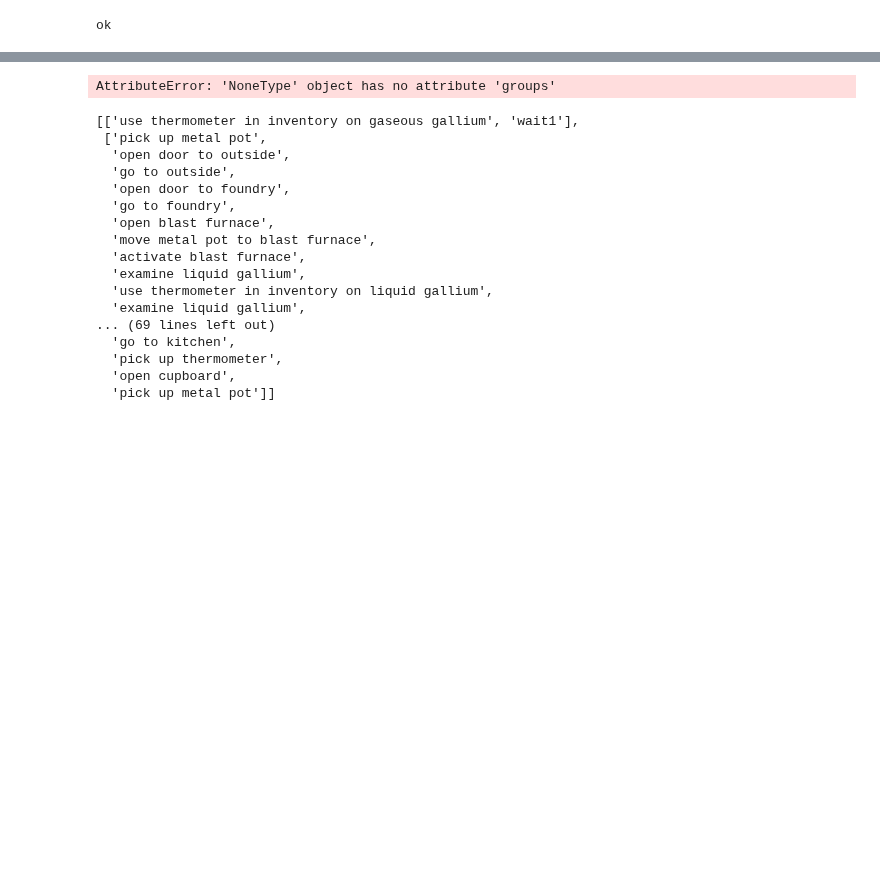
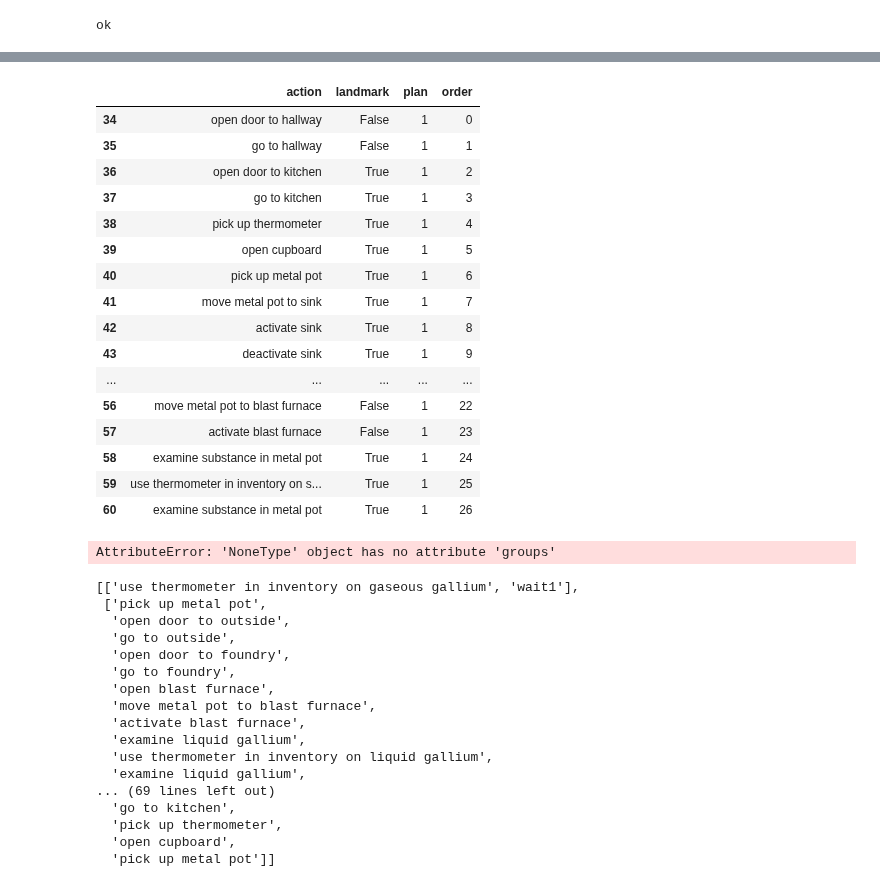
Before and after one commit to yukioichida/bdi-latent-space, a Jupyter notebook: notebooks/collect_plans.ipynb, the cells around one changed output, grey strips where cells are left out. Saved outputs shown, nothing was run; the diff lists cells and outputs as text; code cells hidden in the pictures; blank space fills up the shorter version.

```diff
--- a/notebooks/collect_plans.ipynb
+++ b/notebooks/collect_plans.ipynb
@@ -116,0 +172,20 @@ all_plans['Your task is to boil water']
+# %%
+df[df['plan'] == 1].sort_values("order") # fazer planos NA MÃO
+# %% [output]
+|  | action | landmark | plan | order |
+| 34 | open door to hallway | False | 1 | 0 |
+| 35 | go to hallway | False | 1 | 1 |
+| 36 | open door to kitchen | True | 1 | 2 |
+| 37 | go to kitchen | True | 1 | 3 |
+| 38 | pick up thermometer | True | 1 | 4 |
+| 39 | open cupboard | True | 1 | 5 |
+| 40 | pick up metal pot | True | 1 | 6 |
+| 41 | move metal pot to sink | True | 1 | 7 |
+| 42 | activate sink | True | 1 | 8 |
+| 43 | deactivate sink | True | 1 | 9 |
+| ... | ... | ... | ... | ... |
+| 56 | move metal pot to blast furnace | False | 1 | 22 |
+| 57 | activate blast furnace | False | 1 | 23 |
+| 58 | examine substance in metal pot | True | 1 | 24 |
+| 59 | use thermometer in inventory on s... | True | 1 | 25 |
+| 60 | examine substance in metal pot | True | 1 | 26 |
```
Also changed, not shown: parts of 11 cells of this notebook, 4 other files.
